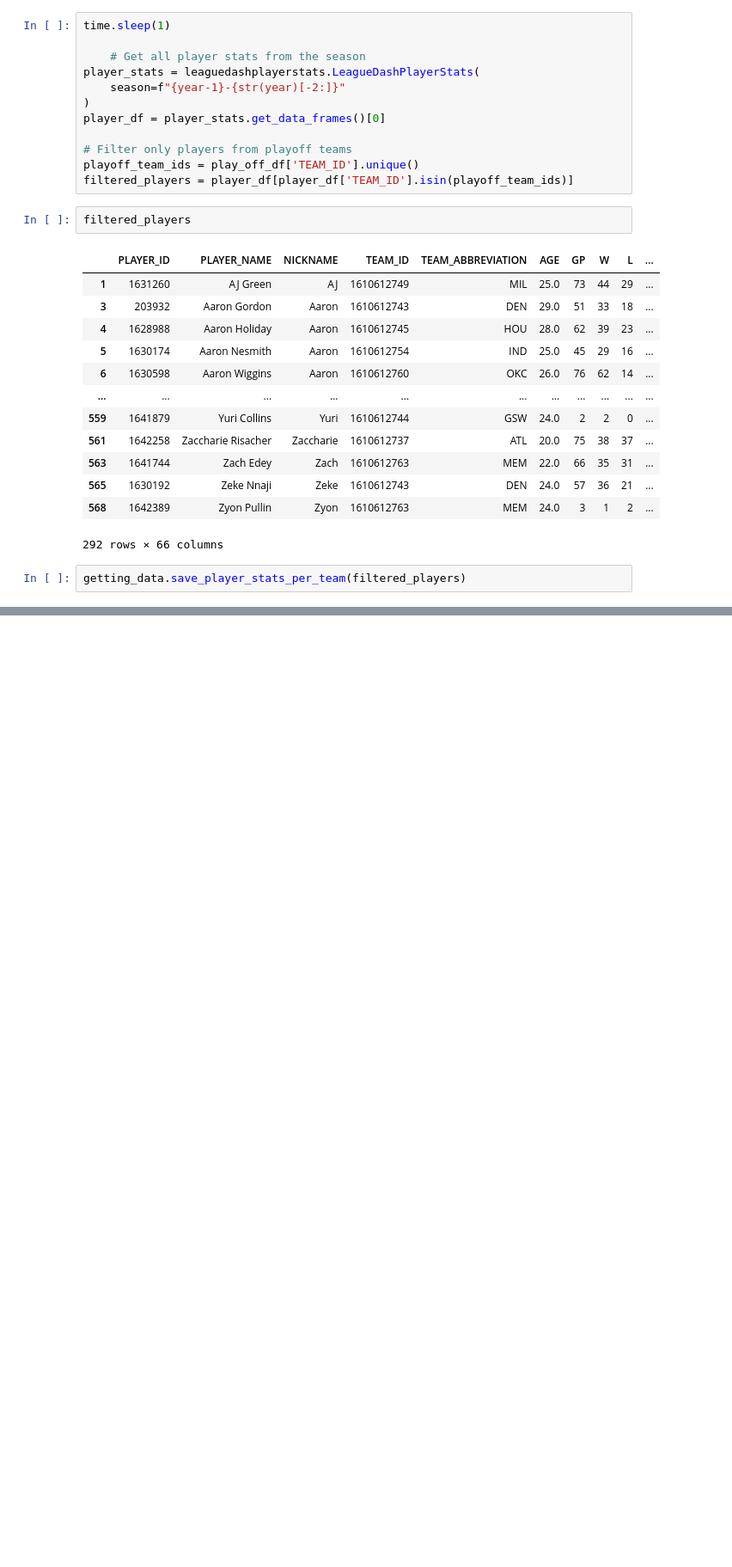
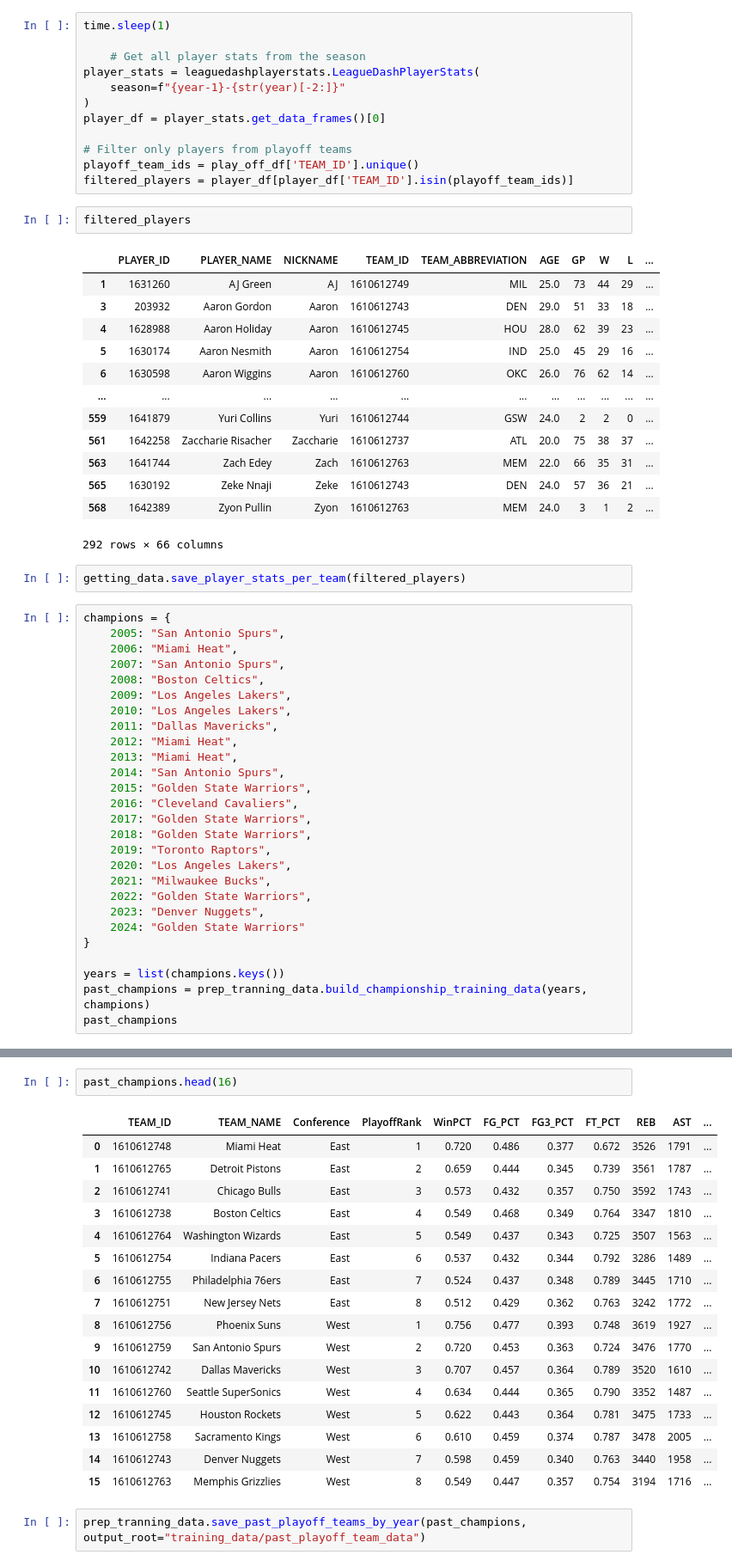
Before and after one commit to lijunyi7/NBA-Championship-Prediction-2025, a Jupyter notebook: playground.ipynb, the cells around one changed output, grey strips where cells are left out. Shown at 86% size. Cells and saved outputs as stored; diff of their text form; blank space fills up the shorter version.

Commit message:
got past 25 years playoff teams data for tranning.

```diff
--- a/playground.ipynb
+++ b/playground.ipynb
@@ -114,3 +115,30 @@ filtered_players
 292 rows × 66 columns
 # %%
 getting_data.save_player_stats_per_team(filtered_players)
+# %%
+champions = {
+    2005: "San Antonio Spurs",
+    2006: "Miami Heat",
+    2007: "San Antonio Spurs",
+    2008: "Boston Celtics",
+    2009: "Los Angeles Lakers",
+    2010: "Los Angeles Lakers",
+    2011: "Dallas Mavericks",
+    2012: "Miami Heat",
+    2013: "Miami Heat",
+    2014: "San Antonio Spurs",
+    2015: "Golden State Warriors",
+    2016: "Cleveland Cavaliers",
+    2017: "Golden State Warriors",
+    2018: "Golden State Warriors",
+    2019: "Toronto Raptors",
+    2020: "Los Angeles Lakers",
+    2021: "Milwaukee Bucks",
+    2022: "Golden State Warriors",
+    2023: "Denver Nuggets",
+    2024: "Golden State Warriors"
+}
+
+years = list(champions.keys())
+past_champions = prep_tranning_data.build_championship_training_data(years, champions)
+past_champions
@@ -116,0 +159,22 @@ getting_data.save_player_stats_per_team(filtered_players)
+# %%
+past_champions.head(16)
+# %% [output]
+|  | TEAM_ID | TEAM_NAME | Conference | PlayoffRank | WinPCT | FG_PCT | FG3_PCT | FT_PCT | REB | AST | ... |
+| 0 | 1610612748 | Miami Heat | East | 1 | 0.720 | 0.486 | 0.377 | 0.672 | 3526 | 1791 | ... |
+| 1 | 1610612765 | Detroit Pistons | East | 2 | 0.659 | 0.444 | 0.345 | 0.739 | 3561 | 1787 | ... |
+| 2 | 1610612741 | Chicago Bulls | East | 3 | 0.573 | 0.432 | 0.357 | 0.750 | 3592 | 1743 | ... |
+| 3 | 1610612738 | Boston Celtics | East | 4 | 0.549 | 0.468 | 0.349 | 0.764 | 3347 | 1810 | ... |
+| 4 | 1610612764 | Washington Wizards | East | 5 | 0.549 | 0.437 | 0.343 | 0.725 | 3507 | 1563 | ... |
+| 5 | 1610612754 | Indiana Pacers | East | 6 | 0.537 | 0.432 | 0.344 | 0.792 | 3286 | 1489 | ... |
+| 6 | 1610612755 | Philadelphia 76ers | East | 7 | 0.524 | 0.437 | 0.348 | 0.789 | 3445 | 1710 | ... |
+| 7 | 1610612751 | New Jersey Nets | East | 8 | 0.512 | 0.429 | 0.362 | 0.763 | 3242 | 1772 | ... |
+| 8 | 1610612756 | Phoenix Suns | West | 1 | 0.756 | 0.477 | 0.393 | 0.748 | 3619 | 1927 | ... |
+| 9 | 1610612759 | San Antonio Spurs | West | 2 | 0.720 | 0.453 | 0.363 | 0.724 | 3476 | 1770 | ... |
+| 10 | 1610612742 | Dallas Mavericks | West | 3 | 0.707 | 0.457 | 0.364 | 0.789 | 3520 | 1610 | ... |
+| 11 | 1610612760 | Seattle SuperSonics | West | 4 | 0.634 | 0.444 | 0.365 | 0.790 | 3352 | 1487 | ... |
+| 12 | 1610612745 | Houston Rockets | West | 5 | 0.622 | 0.443 | 0.364 | 0.781 | 3475 | 1733 | ... |
+| 13 | 1610612758 | Sacramento Kings | West | 6 | 0.610 | 0.459 | 0.374 | 0.787 | 3478 | 2005 | ... |
+| 14 | 1610612743 | Denver Nuggets | West | 7 | 0.598 | 0.459 | 0.340 | 0.763 | 3440 | 1958 | ... |
+| 15 | 1610612763 | Memphis Grizzlies | West | 8 | 0.549 | 0.447 | 0.357 | 0.754 | 3194 | 1716 | ... |
+# %%
+prep_tranning_data.save_past_playoff_teams_by_year(past_champions, output_root="training_data/past_playoff_team_data")
```
Also changed, not shown: parts of 2 cells of this notebook, 23 other files.
